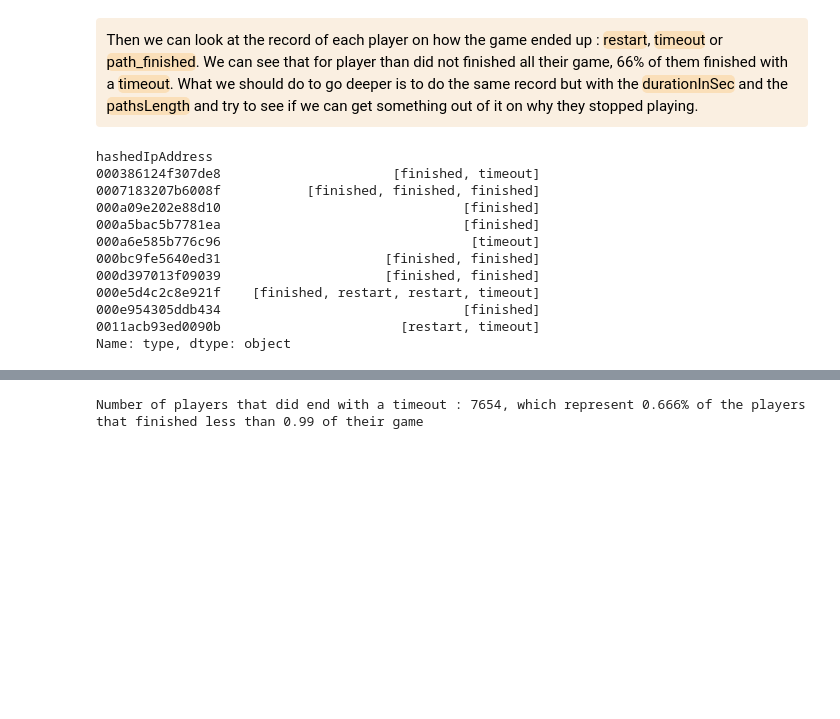
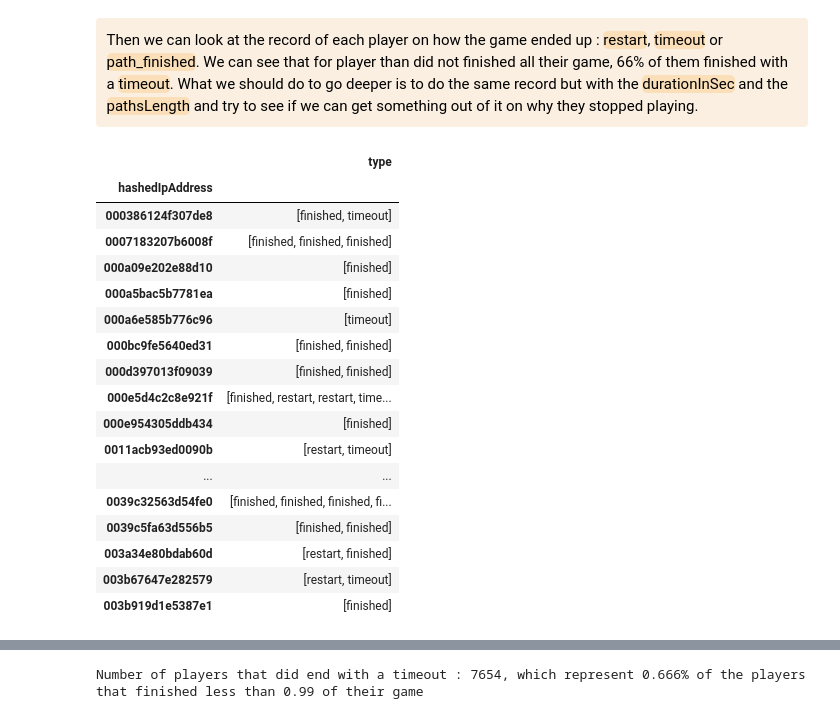
Before and after one commit to epfl-ada/ada-2022-project-7yobananaboy7, a Jupyter notebook: main.ipynb, the cells around one changed output, grey strips where cells are left out. Cells and saved outputs as stored; diff of their text form; code cells hidden in the pictures; blank space fills up the shorter version.

```diff
--- a/main.ipynb
+++ b/main.ipynb
@@ -927,18 +932,24 @@ Total player that did more than 1 timeout : 634, which represent 0.030383% of th
     </span>
 </div>
 # %%
-players_record = paths_all.sort_values('timestamp').groupby('hashedIpAddress').type.apply(list)
-players_record.head(10)
+players_record = pd.DataFrame(paths_all.sort_values('timestamp').groupby('hashedIpAddress').type.apply(list))
+players_record.head(30)
 # %% [output]
-hashedIpAddress
-000386124f307de8                      [finished, timeout]
-0007183207b6008f           [finished, finished, finished]
-000a09e202e88d10                               [finished]
-000a5bac5b7781ea                               [finished]
-000a6e585b776c96                                [timeout]
-000bc9fe5640ed31                     [finished, finished]
-000d397013f09039                     [finished, finished]
-000e5d4c2c8e921f    [finished, restart, restart, timeout]
-000e954305ddb434                               [finished]
-0011acb93ed0090b                       [restart, timeout]
-Name: type, dtype: object
+|  | type |
+| hashedIpAddress |  |
+| 000386124f307de8 | [finished, timeout] |
+| 0007183207b6008f | [finished, finished, finished] |
+| 000a09e202e88d10 | [finished] |
+| 000a5bac5b7781ea | [finished] |
+| 000a6e585b776c96 | [timeout] |
+| 000bc9fe5640ed31 | [finished, finished] |
+| 000d397013f09039 | [finished, finished] |
+| 000e5d4c2c8e921f | [finished, restart, restart, time... |
+| 000e954305ddb434 | [finished] |
+| 0011acb93ed0090b | [restart, timeout] |
+| ... | ... |
+| 0039c32563d54fe0 | [finished, finished, finished, fi... |
+| 0039c5fa63d556b5 | [finished, finished] |
+| 003a34e80bdab60d | [restart, finished] |
+| 003b67647e282579 | [restart, timeout] |
+| 003b919d1e5387e1 | [finished] |
```
Also changed, not shown: parts of 17 cells of this notebook.
